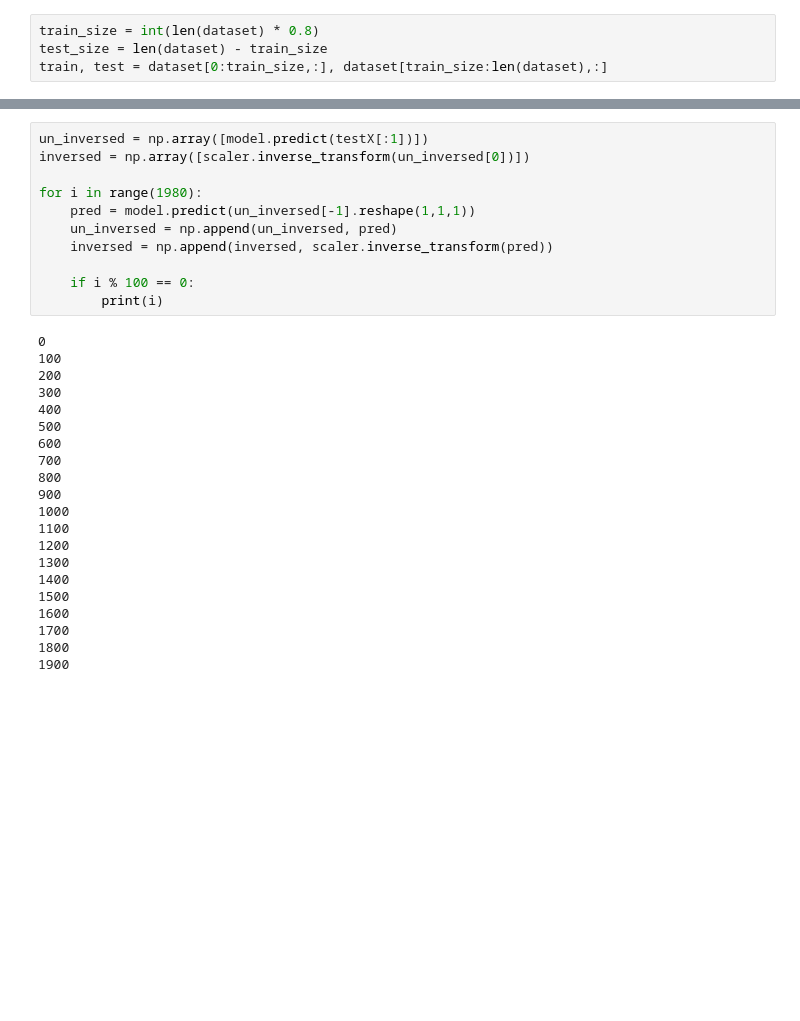
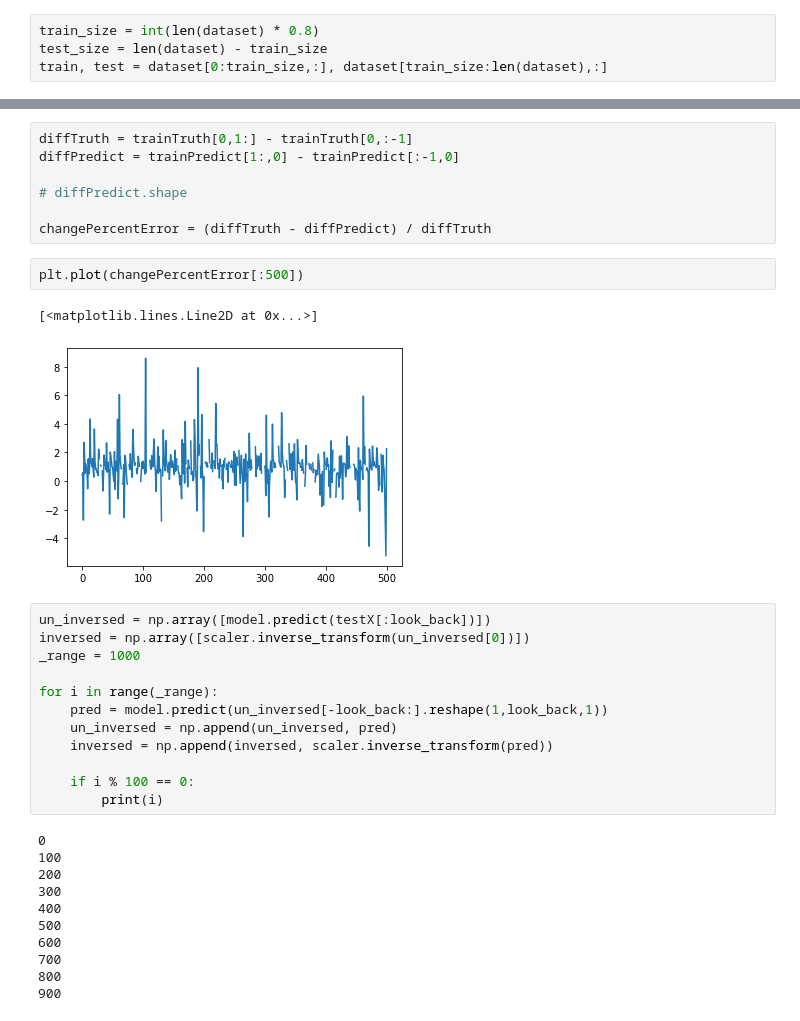
Before and after one commit to callaunchpad/Strategist, a Jupyter notebook: Strategy/LSTM.ipynb, the cells around one changed output, grey strips where cells are left out. Cells and saved outputs as stored; diff of their text form; blank space fills up the shorter version.

```diff
--- a/Strategy/LSTM.ipynb
+++ b/Strategy/LSTM.ipynb
@@ -168,9 +156,22 @@ Test Score: 15.91 RMSE
+# %%
+diffTruth = trainTruth[0,1:] - trainTruth[0,:-1]
+diffPredict = trainPredict[1:,0] - trainPredict[:-1,0]
+
+# diffPredict.shape
+
+changePercentError = (diffTruth - diffPredict) / diffTruth
+# %%
+plt.plot(changePercentError[:500])
+# %% [output]
+[<matplotlib.lines.Line2D at 0x...>]
+[figure, added]
 # %%
-un_inversed = np.array([model.predict(testX[:1])])
+un_inversed = np.array([model.predict(testX[:look_back])])
 inversed = np.array([scaler.inverse_transform(un_inversed[0])])
+_range = 1000
 
-for i in range(1980):
-    pred = model.predict(un_inversed[-1].reshape(1,1,1))
+for i in range(_range):
+    pred = model.predict(un_inversed[-look_back:].reshape(1,look_back,1))
     un_inversed = np.append(un_inversed, pred)
     inversed = np.append(inversed, scaler.inverse_transform(pred))
 
@@ -187,14 +188,4 @@ for i in range(1980):
 700
 800
 900
-1000
-1100
-1200
-1300
-1400
-1500
-1600
-1700
-1800
-1900
 # %%
```
Also changed, not shown: parts of 10 cells of this notebook, 1 other file.
